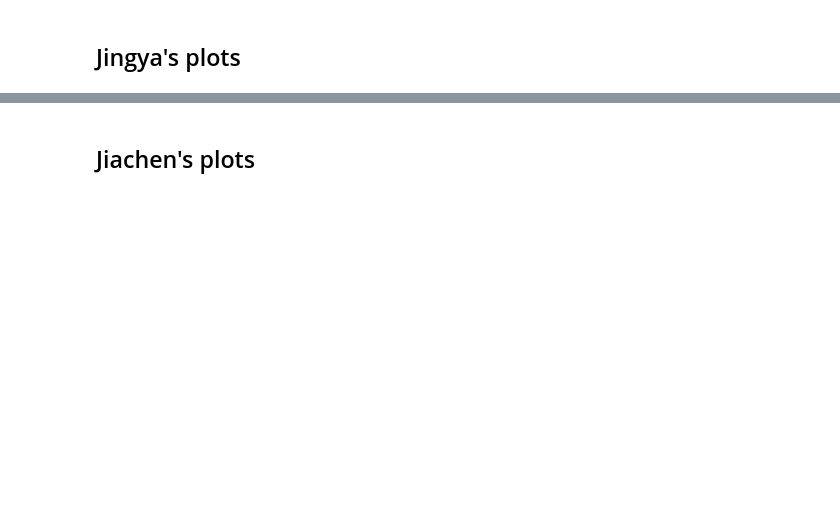
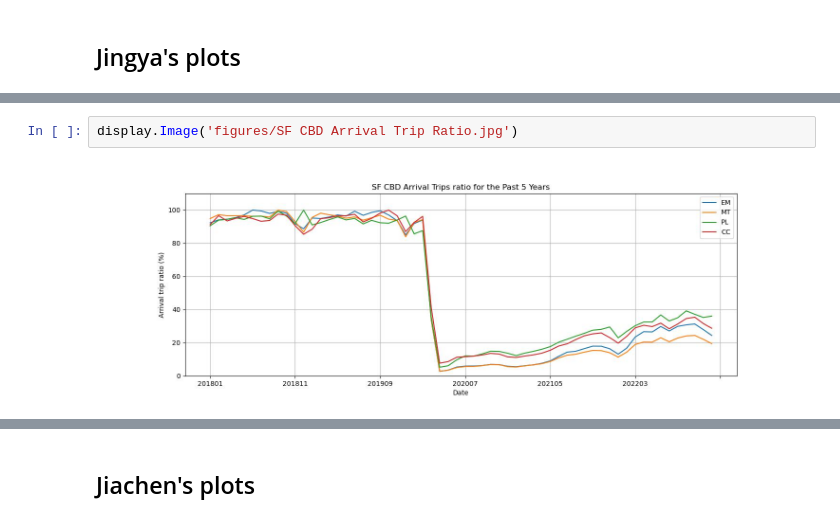
Before and after one commit to UCB-stat-159-s23/project-Group23, a Jupyter notebook: main.ipynb, the cells around one changed output, grey strips where cells are left out. Cells and saved outputs as stored; diff of their text form; blank space fills up the shorter version.

```diff
--- a/main.ipynb
+++ b/main.ipynb
@@ -57,0 +73,4 @@ HTML("figures/berkeley_interactive_map.html")
+# %%
+display.Image('figures/SF CBD Arrival Trip Ratio.jpg')
+# %% [output]
+[figure, added]
```
Also changed, not shown: parts of 26 cells of this notebook.
